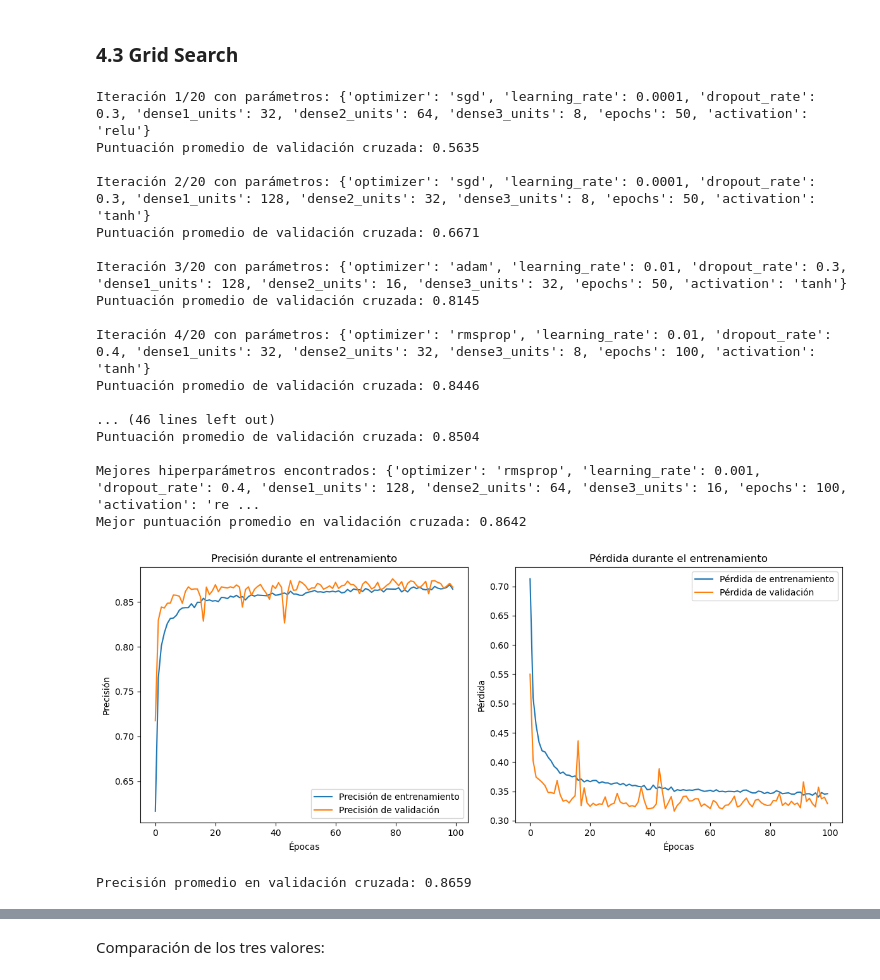
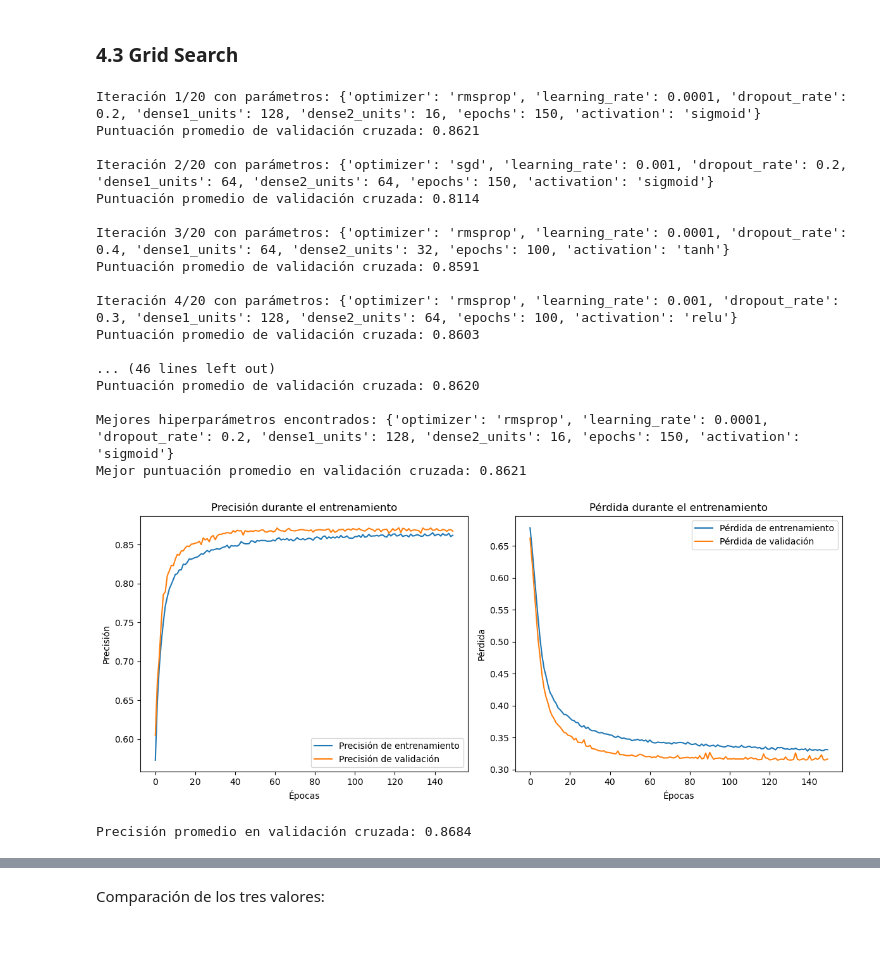
Before and after one commit to JuanGonzalezBallester/TFM, a Jupyter notebook: TFM_GonzalezBallester_JuanAntonio_R0.ipynb, the cells around one changed output, grey strips where cells are left out. Drawn from its saved outputs; the diff is of its cells as text; code cells hidden in the pictures; blank space fills up the shorter version.

```diff
--- a/TFM_GonzalezBallester_JuanAntonio_R0.ipynb
+++ b/TFM_GonzalezBallester_JuanAntonio_R0.ipynb
@@ -2599,9 +2587,6 @@ Evaluación final en el conjunto de prueba - Pérdida: 0.3384, Precisión: 0.858
 # %% [markdown]
 ### 4.3 Grid Search
 # %%
-import numpy as np
-from sklearn.model_selection import StratifiedKFold
-
 # Número de iteraciones en Grid Search manual
 n_iter = 20
 
@@ -2612,15 +2597,14 @@ param_grid = {
     'dropout_rate': [0.2, 0.3, 0.4],
     'dense1_units': [32, 64, 128],
     'dense2_units': [16, 32, 64],
-    'dense3_units': [8, 16, 32],
     'epochs': [50, 100, 150],
-    'activation': ['relu', 'tanh']
+    'activation': ['relu', 'tanh', 'sigmoid']
 }
 
 cv = StratifiedKFold(n_splits=5, shuffle=True, random_state=42)
 
-best_score = 0
-best_params = None
+best_score_grid = 0
+best_params_grid = None
 results = []
 
 # **Búsqueda de hiperparámetros con validación cruzada**
@@ -2656,7 +2640,6 @@ for i in range(n_iter):
             dropout_rate=params['dropout_rate'],
             dense1_units=params['dense1_units'],
             dense2_units=params['dense2_units'],
-            dense3_units=params['dense3_units'],
             activation=params['activation']
         )
         current_model.fit(X_train_fold, y_train_fold, epochs=params['epochs'], verbose=0)
@@ -2666,49 +2649,48 @@ for i in range(n_iter):
         fold_scores.append(accuracy)
 
     # **Calcular la precisión promedio en validación cruzada**
-    avg_score = np.mean(fold_scores)
-    results.append((params, avg_score))
-    print(f"Puntuación promedio de validación cruzada: {avg_score:.4f}")
+    avg_score_grid = np.mean(fold_scores)
+    results.append((params, avg_score_grid))
+    print(f"Puntuación promedio de validación cruzada: {avg_score_grid:.4f}")
 
     # Guardar los mejores hiperparámetros encontrados
-    if avg_score > best_score:
-        best_score = avg_score
-        best_params = params
+    if avg_score_grid > best_score_grid:
+        best_score_grid = avg_score_grid
+        best_params_grid = params
 
 # **Mostrar los mejores hiperparámetros encontrados**
-print(f"\nMejores hiperparámetros encontrados: {best_params}")
-print(f"Mejor puntuación promedio en validación cruzada: {best_score:.4f}")
+print(f"\nMejores hiperparámetros encontrados: {best_params_grid}")
+print(f"Mejor puntuación promedio en validación cruzada: {best_score_grid:.4f}")
 # %% [output]
-Iteración 1/20 con parámetros: {'optimizer': 'sgd', 'learning_rate': 0.0001, 'dropout_rate': 0.3, 'dense1_units': 32, 'dense2_units': 64, 'dense3_units': 8, 'epochs': 50, 'activation': 'relu'}
-Puntuación promedio de validación cruzada: 0.5635
+Iteración 1/20 con parámetros: {'optimizer': 'rmsprop', 'learning_rate': 0.0001, 'dropout_rate': 0.2, 'dense1_units': 128, 'dense2_units': 16, 'epochs': 150, 'activation': 'sigmoid'}
+Puntuación promedio de validación cruzada: 0.8621
 
-Iteración 2/20 con parámetros: {'optimizer': 'sgd', 'learning_rate': 0.0001, 'dropout_rate': 0.3, 'dense1_units': 128, 'dense2_units': 32, 'dense3_units': 8, 'epochs': 50, 'activation': 'tanh'}
-Puntuación promedio de validación cruzada: 0.6671
+Iteración 2/20 con parámetros: {'optimizer': 'sgd', 'learning_rate': 0.001, 'dropout_rate': 0.2, 'dense1_units': 64, 'dense2_units': 64, 'epochs': 150, 'activation': 'sigmoid'}
+Puntuación promedio de validación cruzada: 0.8114
 
-Iteración 3/20 con parámetros: {'optimizer': 'adam', 'learning_rate': 0.01, 'dropout_rate': 0.3, 'dense1_units': 128, 'dense2_units': 16, 'dense3_units': 32, 'epochs': 50, 'activation': 'tanh'}
-Puntuación promedio de validación cruzada: 0.8145
+Iteración 3/20 con parámetros: {'optimizer': 'rmsprop', 'learning_rate': 0.0001, 'dropout_rate': 0.4, 'dense1_units': 64, 'dense2_units': 32, 'epochs': 100, 'activation': 'tanh'}
+Puntuación promedio de validación cruzada: 0.8591
 
-Iteración 4/20 con parámetros: {'optimizer': 'rmsprop', 'learning_rate': 0.01, 'dropout_rate': 0.4, 'dense1_units': 32, 'dense2_units': 32, 'dense3_units': 8, 'epochs': 100, 'activation': 'tanh'}
-Puntuación promedio de validación cruzada: 0.8446
+Iteración 4/20 con parámetros: {'optimizer': 'rmsprop', 'learning_rate': 0.001, 'dropout_rate': 0.3, 'dense1_units': 128, 'dense2_units': 64, 'epochs': 100, 'activation': 'relu'}
+Puntuación promedio de validación cruzada: 0.8603
 
 ... (46 lines left out)
-Puntuación promedio de validación cruzada: 0.8504
+Puntuación promedio de validación cruzada: 0.8620
 
-Mejores hiperparámetros encontrados: {'optimizer': 'rmsprop', 'learning_rate': 0.001, 'dropout_rate': 0.4, 'dense1_units': 128, 'dense2_units': 64, 'dense3_units': 16, 'epochs': 100, 'activation': 're ...
-Mejor puntuación promedio en validación cruzada: 0.8642
+Mejores hiperparámetros encontrados: {'optimizer': 'rmsprop', 'learning_rate': 0.0001, 'dropout_rate': 0.2, 'dense1_units': 128, 'dense2_units': 16, 'epochs': 150, 'activation': 'sigmoid'}
+Mejor puntuación promedio en validación cruzada: 0.8621
 # %%
 # Definir el número de folds para validación cruzada
 cv = StratifiedKFold(n_splits=5, shuffle=True, random_state=42)
 
 # Crear el modelo con los mejores hiperparámetros encontrados
 best_model = create_model(
-    optimizer=best_params['optimizer'],
-    learning_rate=best_params['learning_rate'],
-    dropout_rate=best_params['dropout_rate'],
-    dense1_units=best_params['dense1_units'],
-    dense2_units=best_params['dense2_units'],
-    dense3_units=best_params['dense3_units'],
-    activation=best_params['activation']
+    optimizer=best_params_grid['optimizer'],
+    learning_rate=best_params_grid['learning_rate'],
+    dropout_rate=best_params_grid['dropout_rate'],
+    dense1_units=best_params_grid['dense1_units'],
+    dense2_units=best_params_grid['dense2_units'],
+    activation=best_params_grid['activation']
 )
 
 # Inicializar listas para registrar métricas de validación cruzada
@@ -2729,36 +2711,36 @@ for train_index, val_index in cv.split(X_train_general, y_train):
         X_train_general.iloc[val_index],
         X_train_cancer_type[val_index],
         X_train_breast.iloc[val_index],
         X_train_lung.iloc[val_index],
         X_train_prostate.iloc[val_index]
     ]
     y_train_fold = y_train.iloc[train_index]
     y_val_fold = y_train.iloc[val_index]
 
     # Entrenar el modelo en el fold actual
     history = best_model.fit(
         X_train_fold, y_train_fold,
-        epochs=best_params['epochs'],
+        epochs=best_params_grid['epochs'],
         batch_size=32,
         validation_data=(X_val_fold, y_val_fold),  # Pasamos validación explícitamente
         verbose=0
 )
 
     # **Visualizar el historial de entrenamiento solo en la primera iteración**
     if not first_iteration_done:
         plot_training_history(history)
         first_iteration_done = True  # Evitar que se grafique en futuras iteraciones
 
     # Evaluación en el conjunto de validación del fold actual
     loss_val, accuracy_val = best_model.evaluate(X_val_fold, y_val_fold, verbose=0)
     val_scores.append(accuracy_val)
 
 # **Calcular y mostrar la precisión promedio en validación cruzada**
 avg_val_score = np.mean(val_scores)
 print(f"\nPrecisión promedio en validación cruzada: {avg_val_score:.4f}")
 # %% [output]
-[figure, old version]
+[figure, new version]
-Precisión promedio en validación cruzada: 0.8659
+Precisión promedio en validación cruzada: 0.8684
 # %%
 # **Evaluación final en el conjunto de prueba**
 loss_final_2, accuracy_final_2 = best_model.evaluate(
```
Also changed, not shown: parts of 6 cells of this notebook, 1 other file.
